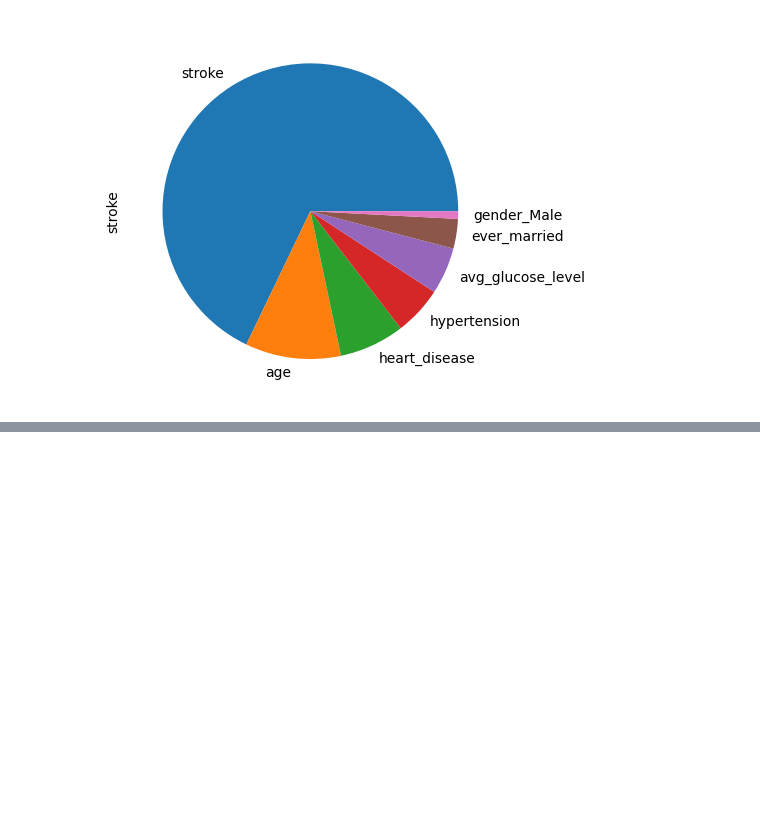
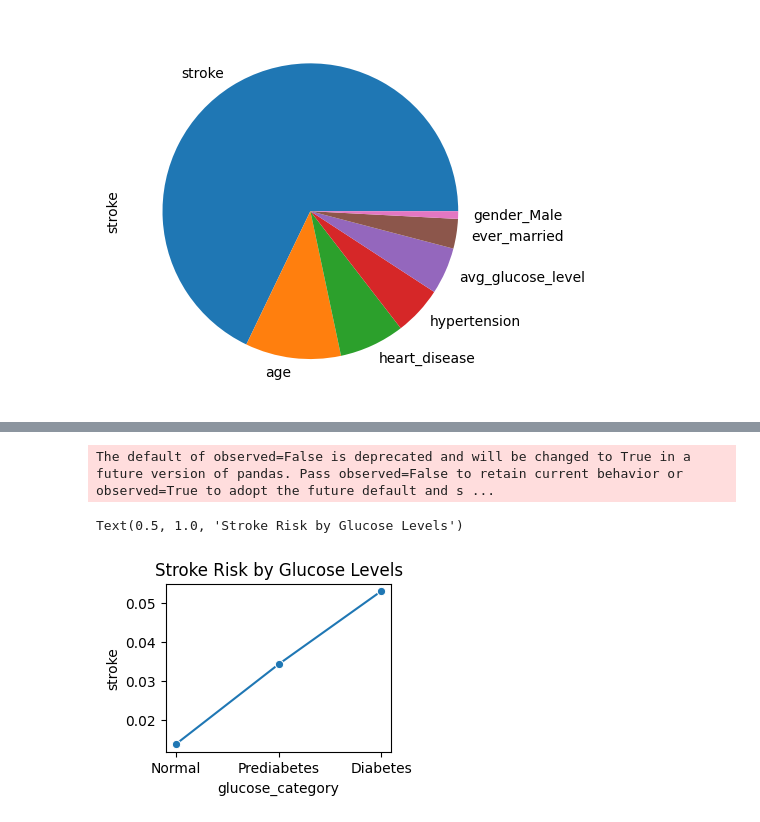
Before and after one commit to Shahedur23036883/Cerebral-Stroke-Prediction, a Jupyter notebook: cerebral_stroke_prediction.ipynb, the cells around one changed output, grey strips where cells are left out. Drawn from its saved outputs; the diff is of its cells as text; code cells hidden in the pictures; blank space fills up the shorter version.

```diff
--- a/cerebral_stroke_prediction.ipynb
+++ b/cerebral_stroke_prediction.ipynb
@@ -541,0 +585,14 @@ positive_corr.plot(kind='pie')
+# %%
+# 3. Glucose Level Impact
+glucose_bins = [0, 140, 200, 300]
+df['glucose_category'] = pd.cut(df['avg_glucose_level'], bins=glucose_bins,
+                              labels=['Normal', 'Prediabetes', 'Diabetes'])
+glucose_stroke = df.groupby('glucose_category')['stroke'].mean().reset_index()
+
+plt.subplot(2, 2, 3)
+sns.lineplot(x='glucose_category', y='stroke', data=glucose_stroke, marker='o')
+plt.title('Stroke Risk by Glucose Levels')
+# %% [output]
+The default of observed=False is deprecated and will be changed to True in a future version of pandas. Pass observed=False to retain current behavior or observed=True to adopt the future default and s ...
+Text(0.5, 1.0, 'Stroke Risk by Glucose Levels')
+[figure, added]
```
Also changed, not shown: parts of 16 cells of this notebook.
